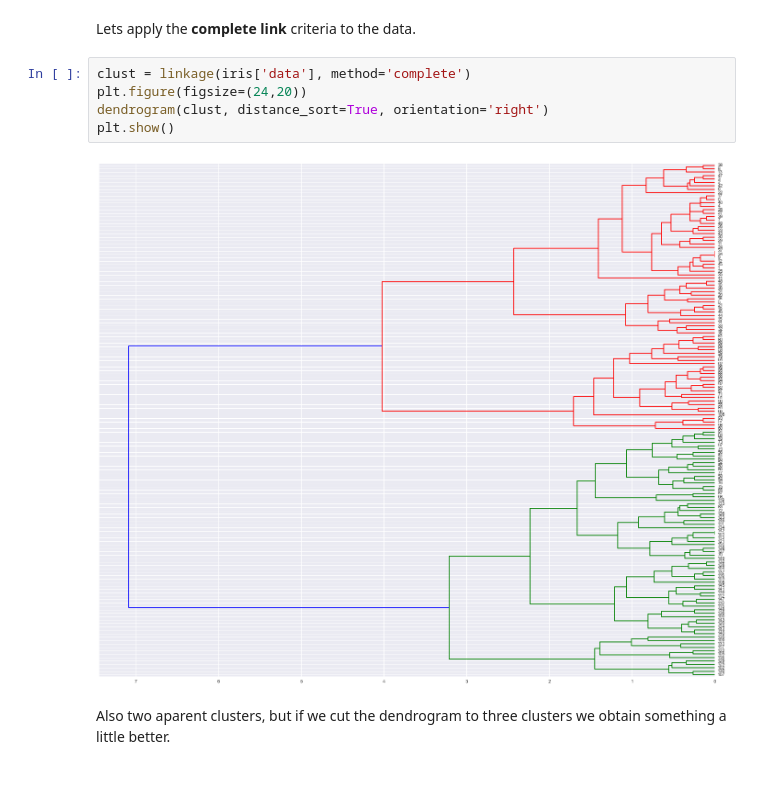
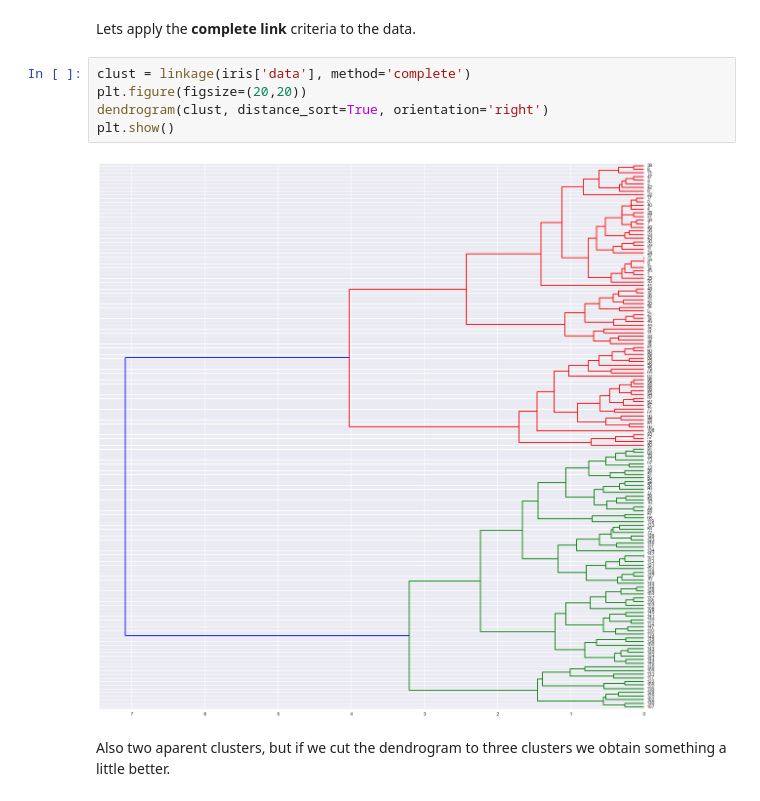
Before and after one commit to bejar/AMLTNotebooks, a Jupyter notebook: Notebooks/HierarchicalClustering.ipynb, the cells around one changed output. Drawn from its saved outputs; the diff is of its cells as text.

```diff
--- a/Notebooks/HierarchicalClustering.ipynb
+++ b/Notebooks/HierarchicalClustering.ipynb
@@ -42,11 +42,11 @@ plt.show()
 Lets apply the **complete link** criteria to the data.
 # %%
 clust = linkage(iris['data'], method='complete')
-plt.figure(figsize=(24,20))
+plt.figure(figsize=(20,20))
 dendrogram(clust, distance_sort=True, orientation='right')
 plt.show()
 # %% [output]
-[figure, old version]
+[figure, new version]
 # %% [markdown]
 Also two aparent clusters, but if we cut the dendrogram to three clusters we obtain something a little better.
 # %%
```
Also changed, not shown: parts of 3 cells of this notebook, 2 other files.
